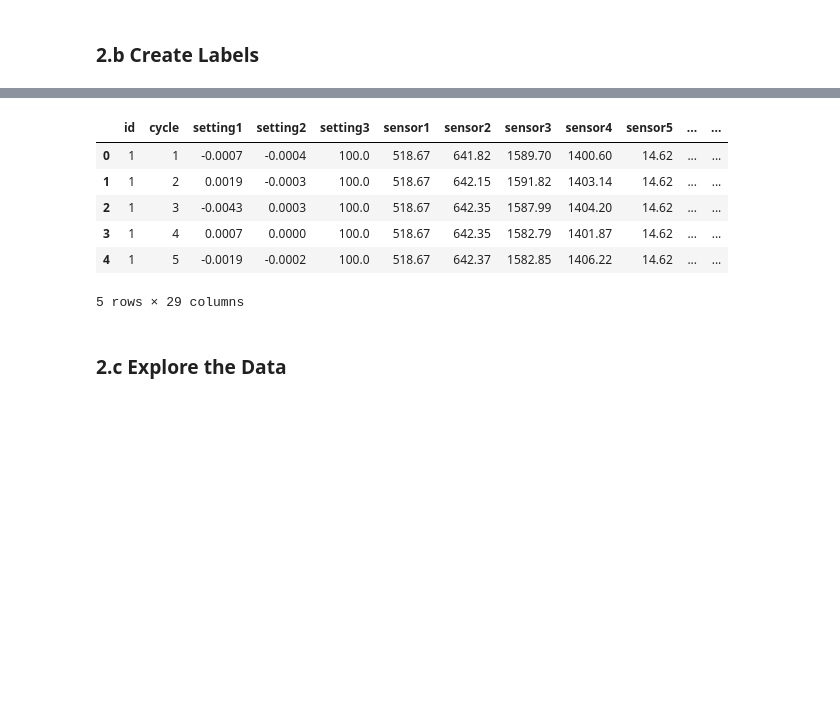
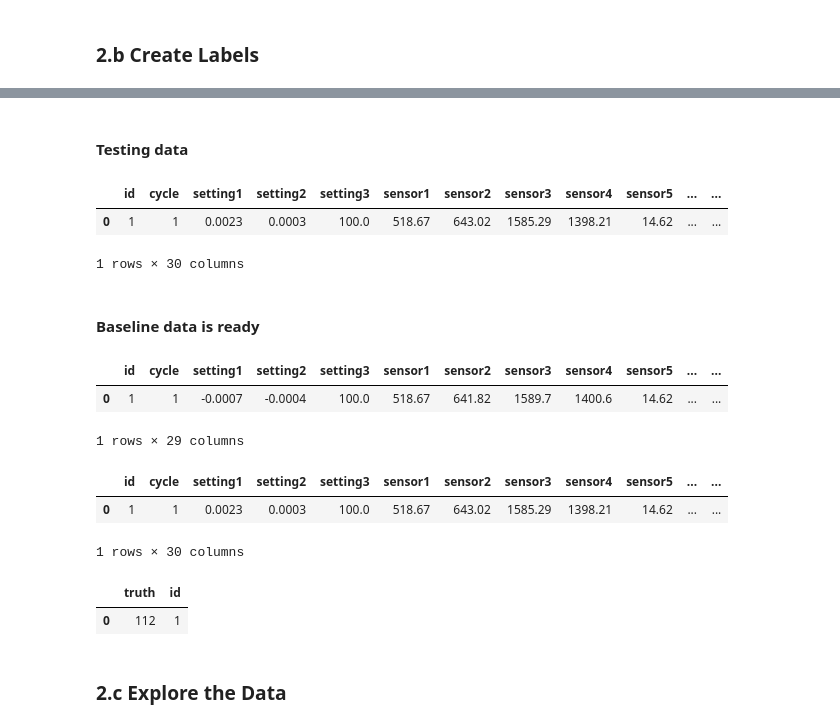
Before and after one commit to Chenye16/PdM, a Jupyter notebook: IOT.ipynb, the cells around one changed output, grey strips where cells are left out. Saved outputs shown, nothing was run; the diff lists cells and outputs as text; code cells hidden in the pictures; blank space fills up the shorter version.

Commit message:
regression baseline
regression baseline

```diff
--- a/IOT.ipynb
+++ b/IOT.ipynb
@@ -74,0 +121,2 @@ for item in data[0:8]:
+# %% [markdown]
+#### Testing data
@@ -75,3 +137,11 @@ for item in data[0:8]:
+# %%
+data[4][0:1]
+# %% [output]
+|  | id | cycle | setting1 | setting2 | setting3 | sensor1 | sensor2 | sensor3 | sensor4 | sensor5 | ... | ... |
+| 0 | 1 | 1 | 0.0023 | 0.0003 | 100.0 | 518.67 | 643.02 | 1585.29 | 1398.21 | 14.62 | ... | ... |
+1 rows × 30 columns
+# %% [markdown]
+#### Baseline data is ready
 # %%
 # assign to separate data sets for easier to manage
 train1,train2,train3,train4, test1,test2,test3,test4, RUL1,RUL2,RUL3,RUL4 = data
@@ -78,13 +156,26 @@ train1,train2,train3,train4, test1,test2,test3,test4, RUL1,RUL2,RUL3,RUL4 = data
+# %%
+# load train1, test1, rul1 pickle to have a test
+
+train1 = pd.read_pickle('data/train1.pkl')
+test1 = pd.read_pickle('data/test1.pkl')
+RUL1 = pd.read_pickle('data/RUL1.pkl')
 # %%
-train1[0:5]
+train1[0:1]
 # %% [output]
 |  | id | cycle | setting1 | setting2 | setting3 | sensor1 | sensor2 | sensor3 | sensor4 | sensor5 | ... | ... |
-| 0 | 1 | 1 | -0.0007 | -0.0004 | 100.0 | 518.67 | 641.82 | 1589.70 | 1400.60 | 14.62 | ... | ... |
-| 1 | 1 | 2 | 0.0019 | -0.0003 | 100.0 | 518.67 | 642.15 | 1591.82 | 1403.14 | 14.62 | ... | ... |
-| 2 | 1 | 3 | -0.0043 | 0.0003 | 100.0 | 518.67 | 642.35 | 1587.99 | 1404.20 | 14.62 | ... | ... |
-| 3 | 1 | 4 | 0.0007 | 0.0000 | 100.0 | 518.67 | 642.35 | 1582.79 | 1401.87 | 14.62 | ... | ... |
-| 4 | 1 | 5 | -0.0019 | -0.0002 | 100.0 | 518.67 | 642.37 | 1582.85 | 1406.22 | 14.62 | ... | ... |
+| 0 | 1 | 1 | -0.0007 | -0.0004 | 100.0 | 518.67 | 641.82 | 1589.7 | 1400.6 | 14.62 | ... | ... |
-5 rows × 29 columns
+1 rows × 29 columns
+# %%
+test1[0:1]
+# %% [output]
+|  | id | cycle | setting1 | setting2 | setting3 | sensor1 | sensor2 | sensor3 | sensor4 | sensor5 | ... | ... |
+| 0 | 1 | 1 | 0.0023 | 0.0003 | 100.0 | 518.67 | 643.02 | 1585.29 | 1398.21 | 14.62 | ... | ... |
+1 rows × 30 columns
+# %%
+RUL1[0:1]
+# %% [output]
+|  | truth | id |
+| 0 | 112 | 1 |
 # %% [markdown]
 ### 2.c Explore the Data
 # %%
```
Also changed, not shown: parts of 24 cells of this notebook, 14 other files.
